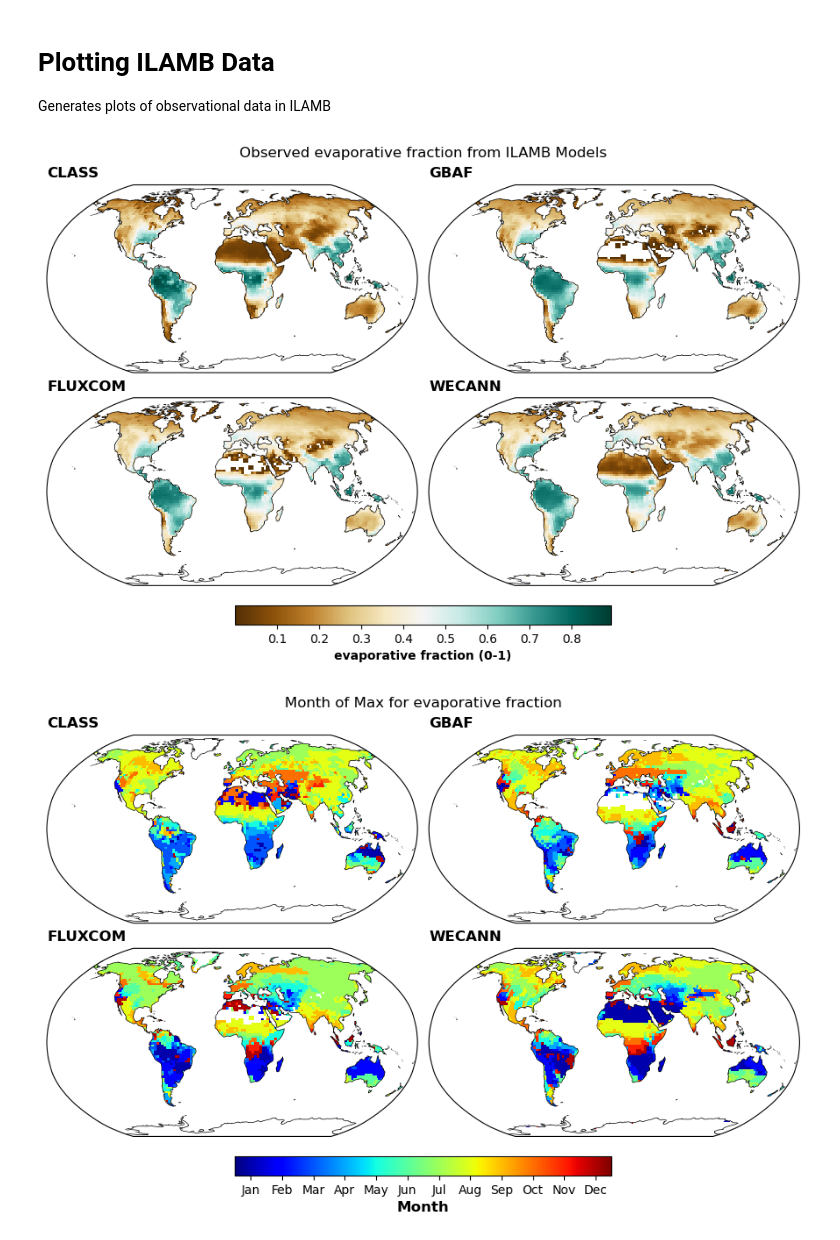
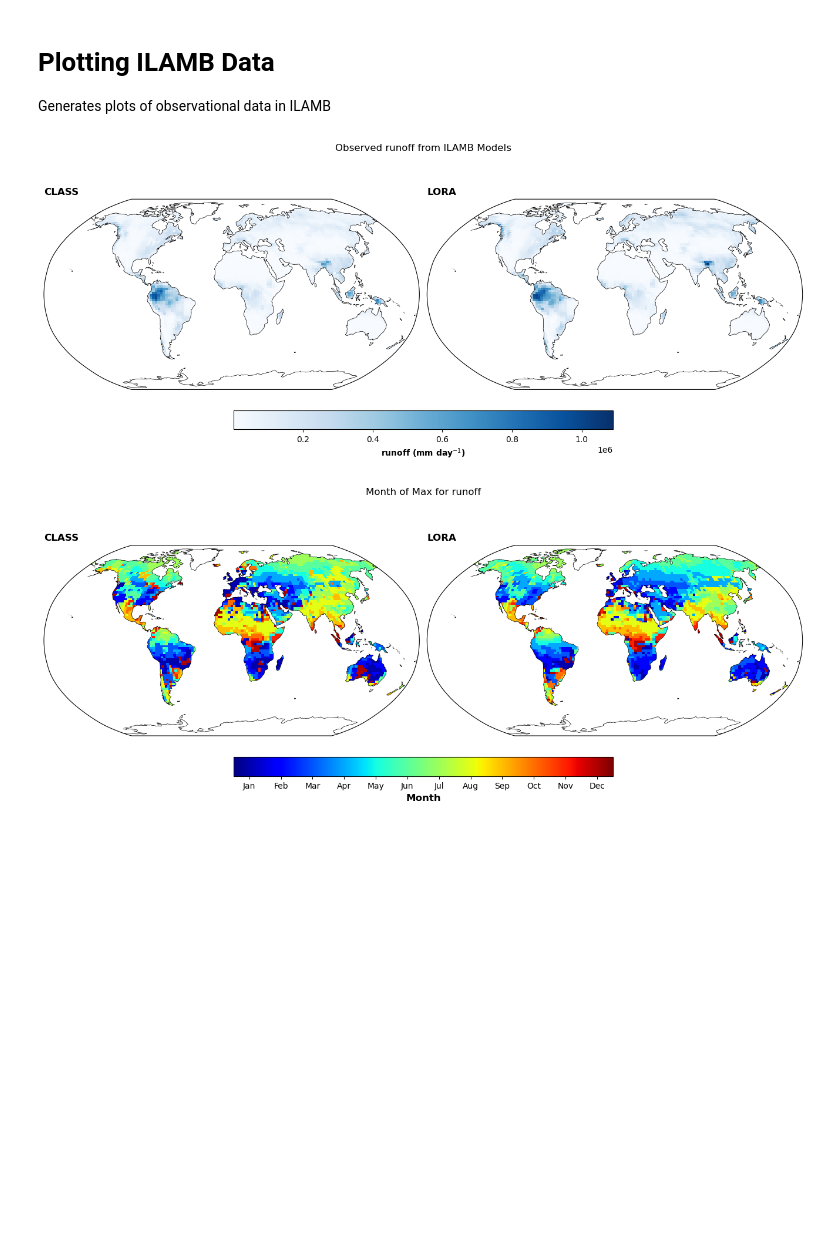
Before and after one commit to adrifoster/fates_calibration_library, a Jupyter notebook: notebooks/PlotILAMBObservations.ipynb, the cells around one changed output. Drawn from its saved outputs; the diff is of its cells as text; code cells hidden in the pictures; blank space fills up the shorter version.

```diff
--- a/notebooks/PlotILAMBObservations.ipynb
+++ b/notebooks/PlotILAMBObservations.ipynb
@@ -6,15 +6,15 @@ import xarray as xr
 import fates_calibration_library.ilamb_plotting as plotting
 import fates_calibration_library.utils as utils
 # %%
-plot_config_file = '/glade/work/afoster/FATES_calibration/scripts/configs/ilamb_conversion.yaml'
+plot_config_file = '/glade/work/afoster/FATES_calibration/fates_calibration_library/configs/ilamb_conversion.yaml'
 plot_config = utils.get_config_file(plot_config_file)
 # %%
 # compiled ILAMB observational data
 ilamb_obs_file = '/glade/work/afoster/FATES_calibration/observations/all_ILAMB_obs.nc'
 ilamb_dat = xr.open_dataset(ilamb_obs_file)
 # %%
-plotvar = 'EF'
+plotvar = 'MRRO'
 plotting.plot_ilamb_var(ilamb_dat, plot_config[plotvar]['var'], plot_config[plotvar])
 # %% [output]
-[figure, old version]
+[figure, new version]
-[figure, old version]
+[figure, new version]
```
Also changed, not shown: parts of 1 cell of this notebook, 17 other files.
